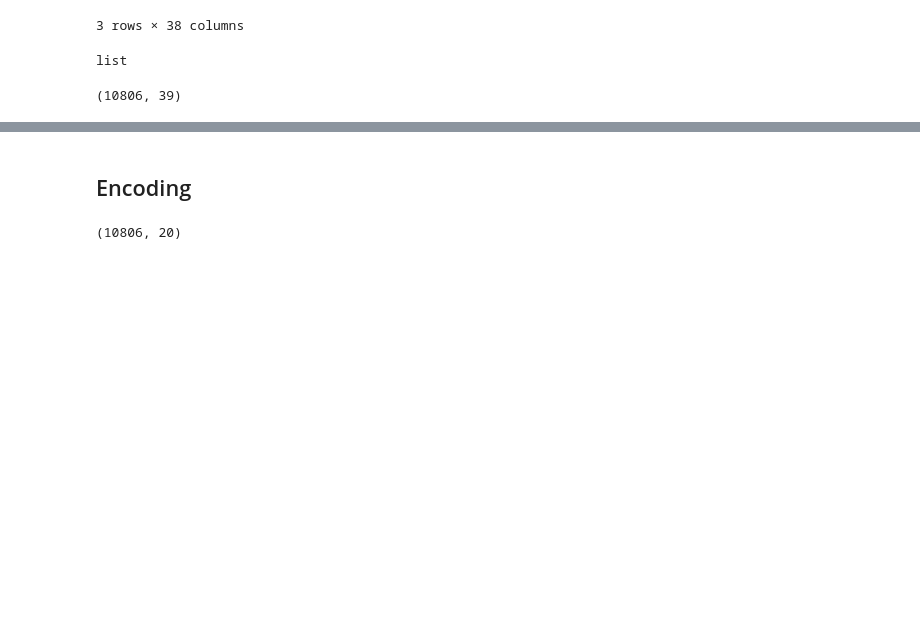
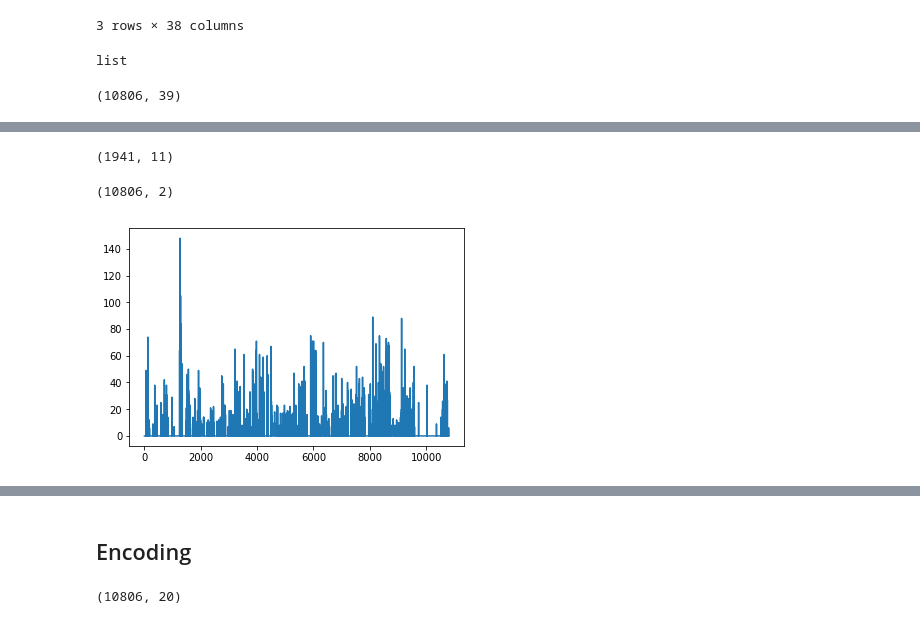
Before and after one commit to Loielaine/545project, a Jupyter notebook: data_cleaning_sampling.ipynb, the cells around one changed output, grey strips where cells are left out. Saved outputs shown, nothing was run; the diff lists cells and outputs as text; code cells hidden in the pictures; blank space fills up the shorter version.

```diff
--- a/data_cleaning_sampling.ipynb
+++ b/data_cleaning_sampling.ipynb
@@ -165,0 +251,2 @@ sample[sample.Month<12].shape
+# %%
+data = sample.copy()
@@ -165,0 +281,4 @@ sample[sample.Month<12].shape
+# %%
+X_test.shape
+# %% [output]
+(1941, 11)
@@ -165,0 +301,12 @@ sample[sample.Month<12].shape
+# %%
+y_train = data.loc[data.Month<12,['TotalTimeStopped_p20', 'TotalTimeStopped_p80']].values
+y_test = data.loc[data.Month==12,['TotalTimeStopped_p20', 'TotalTimeStopped_p80']].values
+# %%
+y_train.shape
+# %% [output]
+(10806, 2)
+# %%
+plt.plot(y_train[:,0])
+plt.show()
+# %% [output]
+[figure, added]
```
Also changed, not shown: parts of 30 cells of this notebook.
